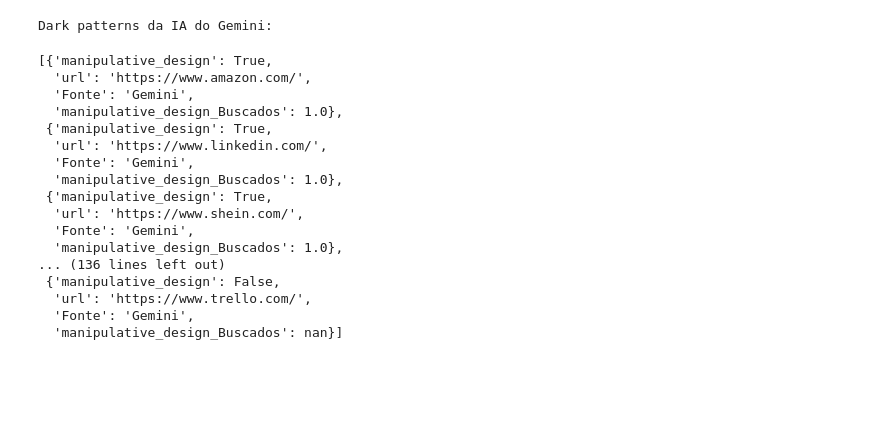
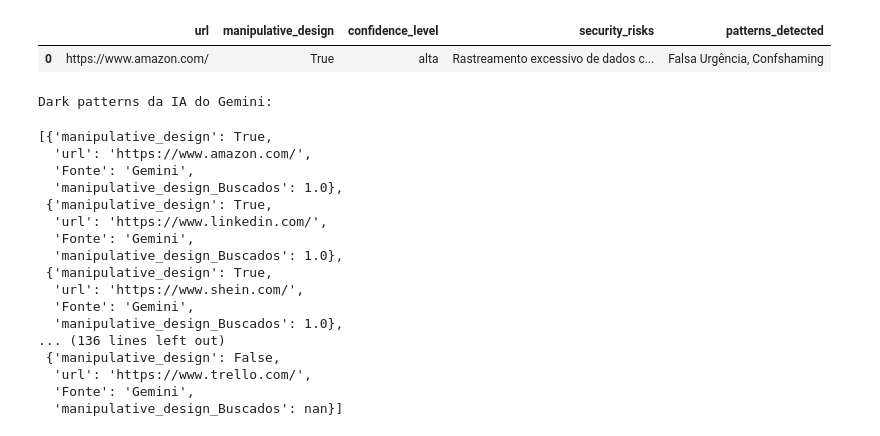
Before and after one commit to ArthurF36/Sites_Design_Manipulativos, a Jupyter notebook: Notebook/grafico_Peformance_Sites.ipynb, the cells around one changed output. Drawn from its saved outputs; the diff is of its cells as text; code cells hidden in the pictures; blank space fills up the shorter version.

```diff
--- a/Notebook/grafico_Peformance_Sites.ipynb
+++ b/Notebook/grafico_Peformance_Sites.ipynb
@@ -16,6 +16,48 @@ import Atividade_Dark_Patterns.ler_Arquivo as ler
 import pandas as pd
 import matplotlib.pyplot as plt
 import seaborn as sns
+# %%
+import pandas as pd
+
+data = {
+    "https://www.amazon.com/": {
+        "manipulative_design": True,
+        "patterns_detected": [
+            {
+                "name": "Falsa Urgência",
+                "description": "Contadores regressivos e avisos de estoque limitado para acelerar a compra."
+            },
+            {
+                "name": "Confshaming",
+                "description": "Linguagem que faz o usuário se sentir culpado ao recusar uma oferta ou assinatura."
+            }
+        ],
+        "security_risks": [
+            "Rastreamento excessivo de dados comportamentais",
+            "Retenção prolongada de dados de pagamento"
+        ],
+        "confidence_level": "alta"
+    }
+}
+
+# Transformar em linhas
+rows = []
+for url, details in data.items():
+    row = {
+        "url": url,
+        "manipulative_design": details["manipulative_design"],
+        "confidence_level": details["confidence_level"],
+        "security_risks": ", ".join(details["security_risks"]),
+        "patterns_detected": ", ".join([p["name"] for p in details["patterns_detected"]])
+    }
+    rows.append(row)
+
+df = pd.DataFrame(rows)
+
+display(df)
+# %% [output]
+|  | url | manipulative_design | confidence_level | security_risks | patterns_detected |
+| 0 | https://www.amazon.com/ | True | alta | Rastreamento excessivo de dados c... | Falsa Urgência, Confshaming |
 # %%
 # 1. Alocando os valores nas respectivas variáveis
 listaGemini = ler.ler_arquivo_xlsx(r'/workspaces/Dark_Patterns_Atv/Data/gemini_resultados.xlsx')
```
Also changed, not shown: parts of 2 cells of this notebook, 2 other files.
